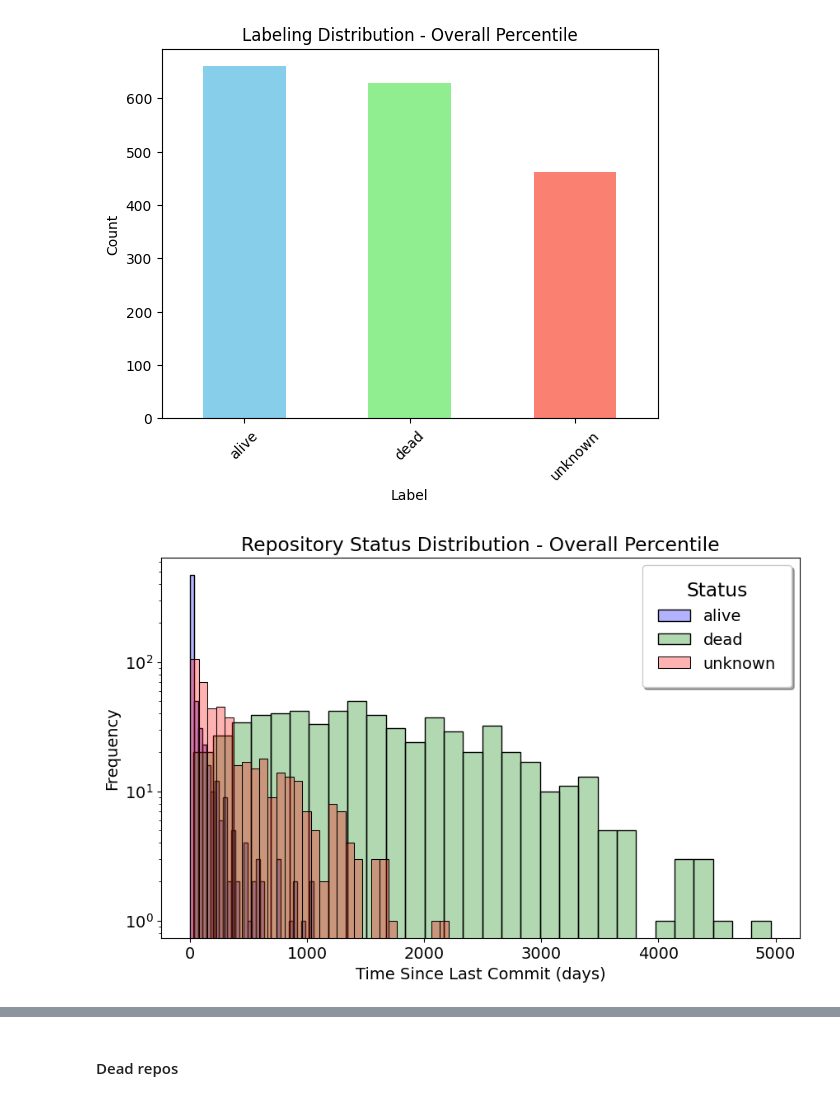
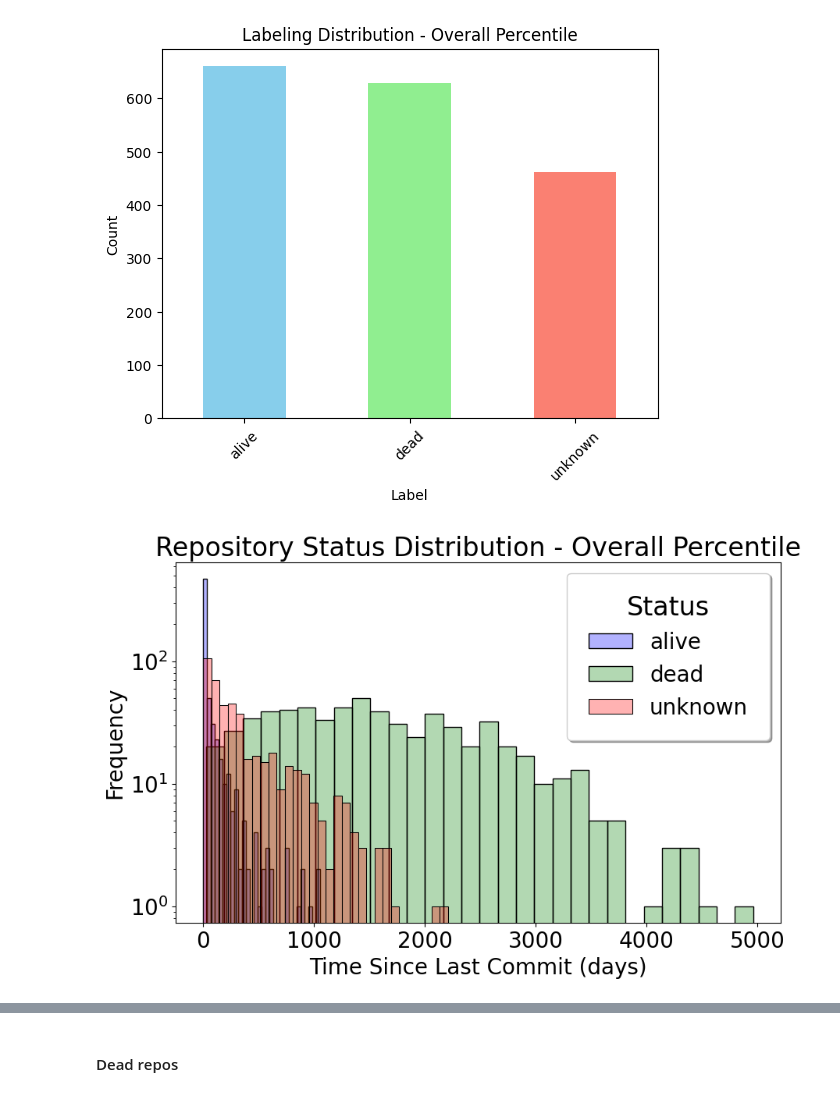
Before and after one commit to EthanFalcao/Github_Repo_EDA, a Jupyter notebook: repo_status_classification/graph_data_treshold(95thP).ipynb, the cells around one changed output, grey strips where cells are left out. Saved outputs shown, nothing was run; the diff lists cells and outputs as text; code cells hidden in the pictures.

```diff
--- a/repo_status_classification/graph_data_treshold(95thP).ipynb
+++ b/repo_status_classification/graph_data_treshold(95thP).ipynb
@@ -157,35 +157,35 @@ import seaborn as sns
 import matplotlib.pyplot as plt
 
 
 colors = {'alive': 'blue', 'dead': 'green', 'unknown': 'red'}
 
 # Increase global font sizes using rcParams
-plt.rcParams.update({'font.size': 14, 'legend.title_fontsize': 'large'})
+plt.rcParams.update({'font.size': 20, 'legend.title_fontsize': 'large'})
 
 # Initialize the plot with increased figure size
 plt.figure(figsize=(10, 6))
 
 # Create a histplot for each classification using Seaborn
 for classification, color in colors.items():
     sns.histplot(data=results_df[results_df['Label'] == classification],
                  x='TimeSinceLastCommit(days)',
                  bins=30,
                  alpha=0.3,
                  label=classification,
                  color=color,
                  edgecolor='black')
 
 plt.yscale('log')
 plt.title('Repository Status Distribution - Overall Percentile')
 plt.xlabel('Time Since Last Commit (days)')
 plt.ylabel('Frequency')
 
 # Drawing the legend with increased size and with a frame
 plt.legend(title='Status', frameon=True, shadow=True, borderpad=1)
 
 plt.show()
 # %% [output]
-[figure, old version]
+[figure, new version]
 # %%
 import pandas as pd
 import seaborn as sns
```
Also changed, not shown: parts of 1 cell of this notebook, 5 other files.
